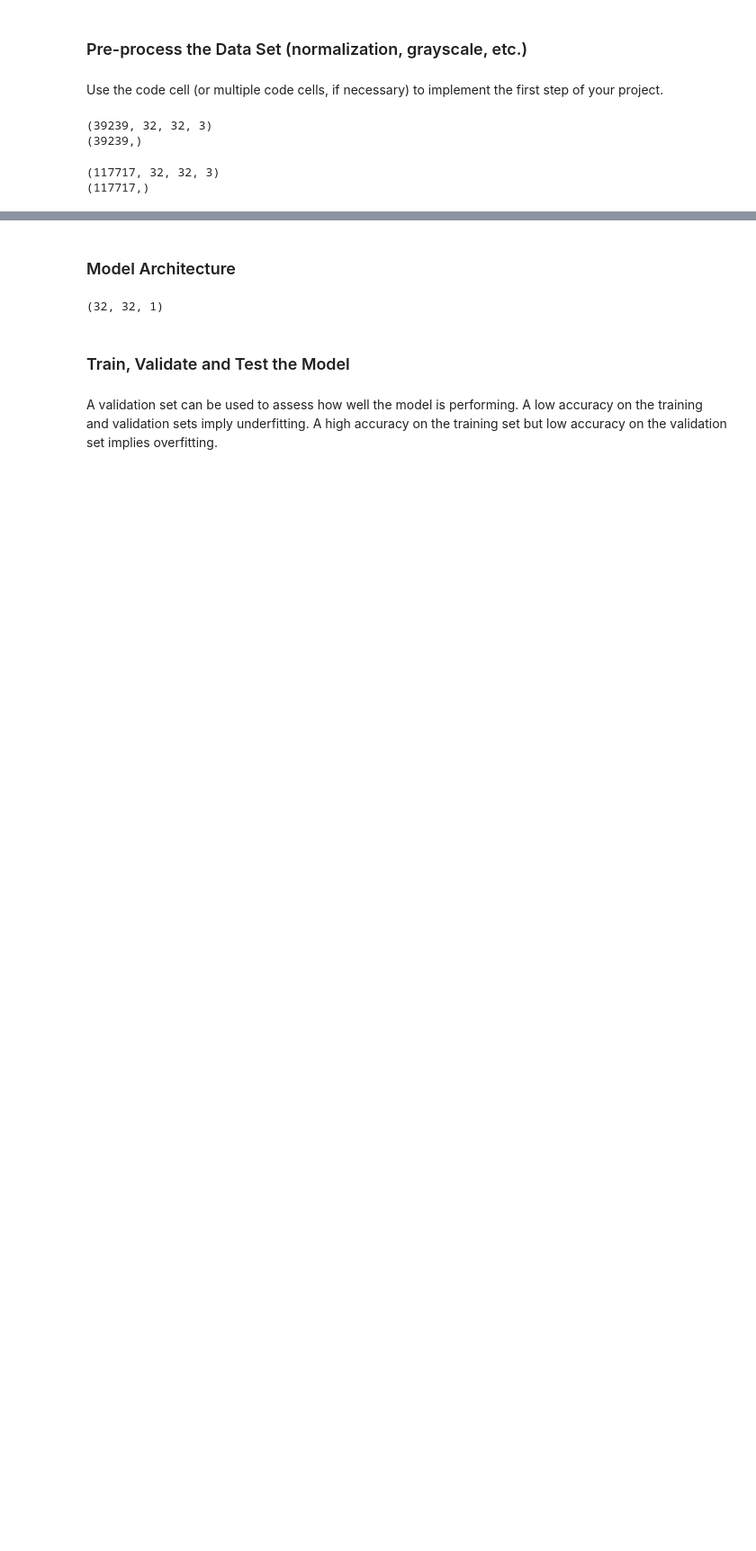
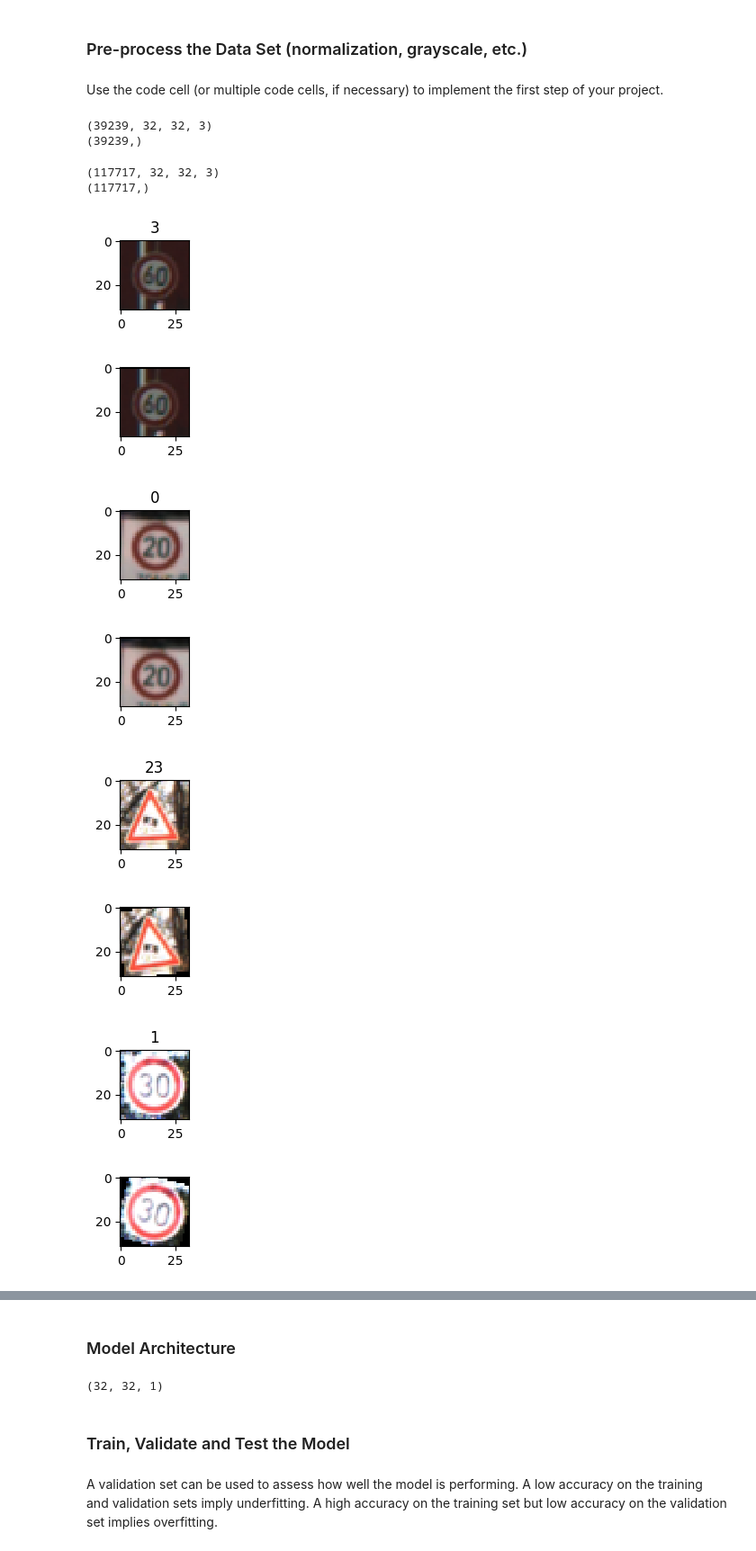
Before and after one commit to mplaza/traffic-sign-classsifier-project, a Jupyter notebook: Traffic_Sign_Classifier.ipynb, the cells around one changed output, grey strips where cells are left out. Shown at 90% size. Cells and saved outputs as stored; diff of their text form; code cells hidden in the pictures; blank space fills up the shorter version.

```diff
--- a/Traffic_Sign_Classifier.ipynb
+++ b/Traffic_Sign_Classifier.ipynb
@@ -225,3 +236,27 @@ print(y_train_extra.shape)
 # %% [output]
 (117717, 32, 32, 3)
 (117717,)
+# %%
+# CELL 7
+numImagesDisplayed = 0
+while numImagesDisplayed < 5:
+    plt.figure(figsize=(1,1))
+    index = random.randint(0, len(y_train))
+    image = X_train_copy[index].squeeze()
+    image2 = X_train_jittered[index].squeeze()
+    plt.title(y_train[index])
+    plt.imshow(image)
+    plt.show()
+    plt.figure(figsize=(1,1))
+    plt.imshow(image2)
+    numImagesDisplayed +=1
+    plt.show()
+# %% [output]
+[figure, added]
+[figure, added]
+[figure, added]
+[figure, added]
+[figure, added]
+[figure, added]
+[figure, added]
+[figure, added]
```
Also changed, not shown: parts of 31 cells of this notebook, 17 other files.
